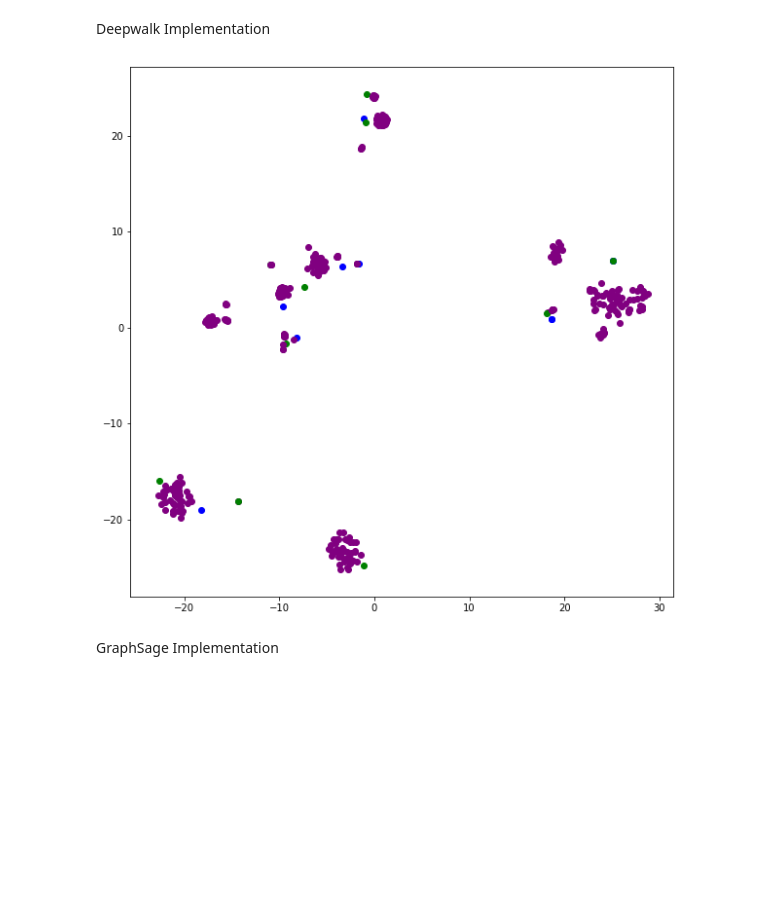
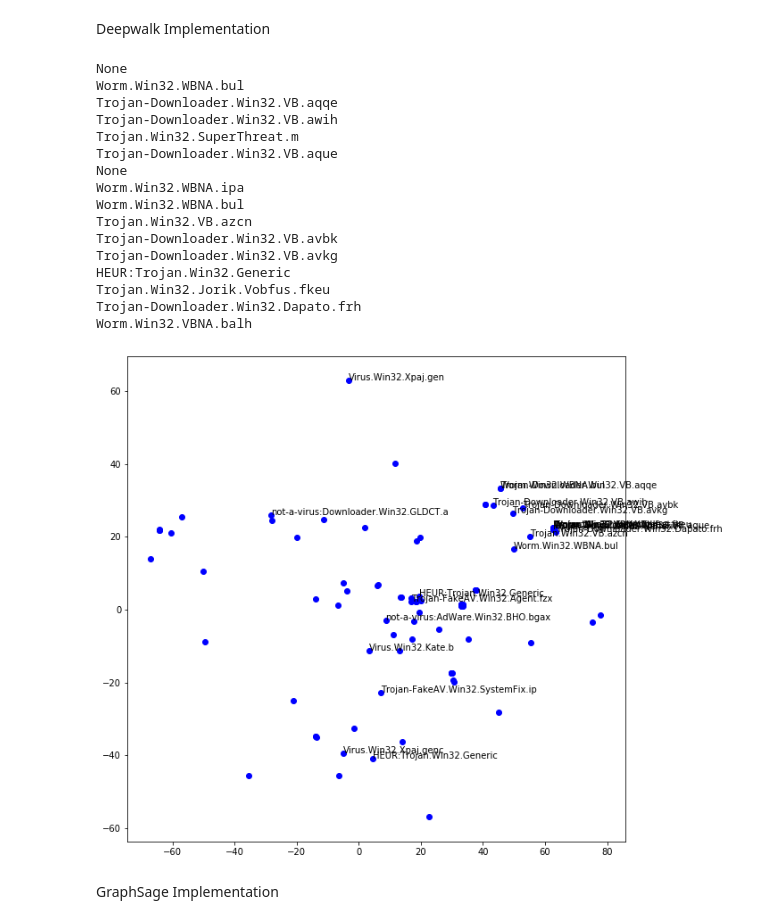
Before and after one commit to cbbruss/arthropod, a Jupyter notebook: notebooks/Explore_DLL_Network.ipynb, the cells around one changed output. Drawn from its saved outputs; the diff is of its cells as text; code cells hidden in the pictures; blank space fills up the shorter version.

```diff
--- a/notebooks/Explore_DLL_Network.ipynb
+++ b/notebooks/Explore_DLL_Network.ipynb
@@ -108,26 +109,49 @@ for node in arthrograph:
 # walks = np.array(walks)
 # print(walks.shape)
 # %%
-model = Word2Vec(walks, size=32, window=5, min_count=1)
+model = Word2Vec(walks, size=32, window=5, min_count=1, sg=1, hs=0, negative=5, ns_exponent=-0.5)
 # %%
 vocab = list(model.wv.vocab)
 X = model[vocab]
 tsne = TSNE(n_components=2)
 X_tsne = tsne.fit_transform(X)
 df = pd.DataFrame(X_tsne, index=vocab, columns=['x', 'y'])
-fig = plt.figure()
-ax = fig.add_subplot(1, 1, 1)
-
-for word, pos in df.iterrows():
-    if word in files:
-        pt_color = 'blue'
-    elif word in dlls:
-        pt_color = 'green'
-    else:
-        pt_color = 'purple'
-
-    ax.scatter(pos[0], pos[1], color=pt_color)
-# %% [output]
-[figure, removed]
+# %%
+fig = plt.figure()
+ax = fig.add_subplot(1, 1, 1)
+
+for word, pos in df.iterrows():
+    if word in files:
+        pt_color = 'blue'
+        ax.scatter(pos[0], pos[1], color=pt_color)
+        response = VT_scans_dict[word]
+        scan = None
+        if 'scans' in response and 'Kaspersky' in response['scans']:
+            scan = response['scans']['Kaspersky']['result']
+            ax.annotate(scan, (pos[0], pos[1]))
+            if pos[0] > 40:
+                print(scan)
+    elif word in dlls:
+        pt_color = 'green'
+    else:
+        pt_color = 'purple'
+# %% [output]
+None
+Worm.Win32.WBNA.bul
+Trojan-Downloader.Win32.VB.aqqe
+Trojan-Downloader.Win32.VB.awih
+Trojan.Win32.SuperThreat.m
+Trojan-Downloader.Win32.VB.aque
+None
+Worm.Win32.WBNA.ipa
+Worm.Win32.WBNA.bul
+Trojan.Win32.VB.azcn
+Trojan-Downloader.Win32.VB.avbk
+Trojan-Downloader.Win32.VB.avkg
+HEUR:Trojan.Win32.Generic
+Trojan.Win32.Jorik.Vobfus.fkeu
+Trojan-Downloader.Win32.Dapato.frh
+Worm.Win32.VBNA.balh
+[figure, added]
 # %% [markdown]
 GraphSage Implementation
```
Also changed, not shown: parts of 17 cells of this notebook.
